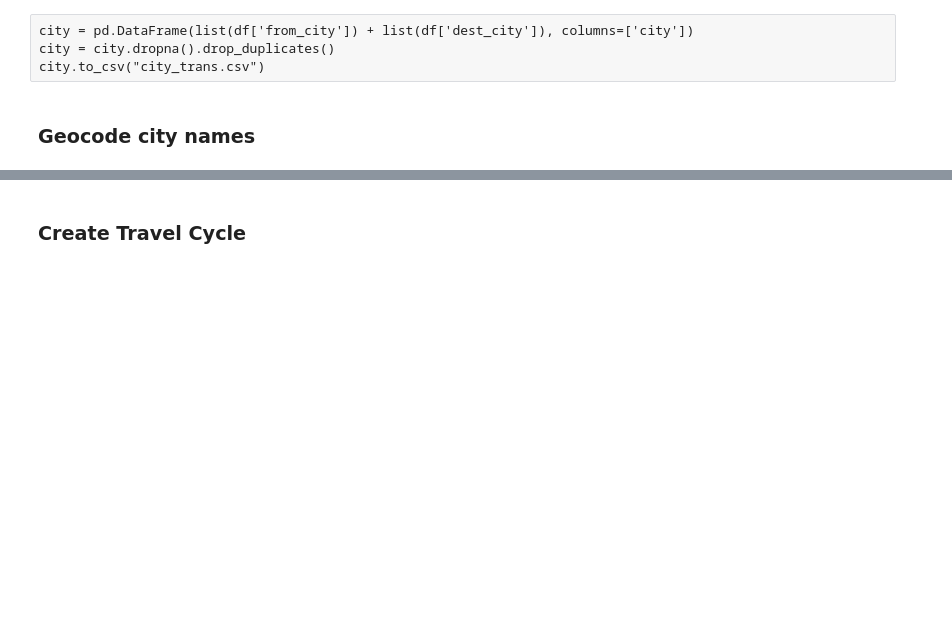
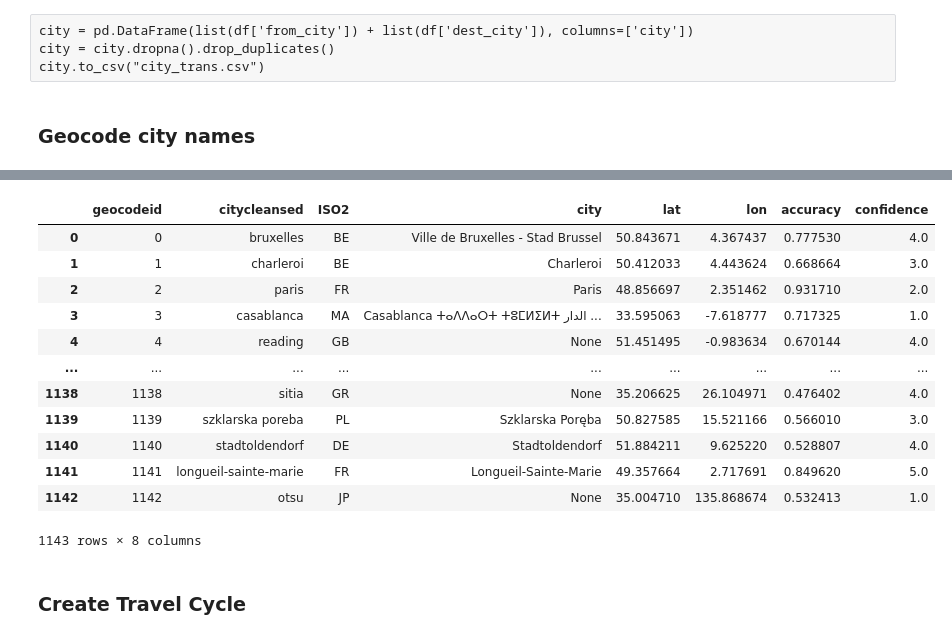
Before and after one commit to jlandercy/cookbook, a Jupyter notebook: python/api/SEM/BEP/01_Missions_Conditioning.ipynb, the cells around one changed output, grey strips where cells are left out. Saved outputs shown, nothing was run; the diff lists cells and outputs as text; code cells hidden in the pictures; blank space fills up the shorter version.

```diff
--- a/python/api/SEM/BEP/01_Missions_Conditioning.ipynb
+++ b/python/api/SEM/BEP/01_Missions_Conditioning.ipynb
@@ -107,3 +110,20 @@ citygc.to_pickle('geocoded.pickle')
+# %%
+geocode = pd.read_json('data/geocode.json')
+geocode
+# %% [output]
+|  | geocodeid | citycleansed | ISO2 | city | lat | lon | accuracy | confidence |
+| 0 | 0 | bruxelles | BE | Ville de Bruxelles - Stad Brussel | 50.843671 | 4.367437 | 0.777530 | 4.0 |
+| 1 | 1 | charleroi | BE | Charleroi | 50.412033 | 4.443624 | 0.668664 | 3.0 |
+| 2 | 2 | paris | FR | Paris | 48.856697 | 2.351462 | 0.931710 | 2.0 |
+| 3 | 3 | casablanca | MA | Casablanca ⵜⴰⴷⴷⴰⵔⵜ ⵜⵓⵎⵍⵉⵍⵜ الدار ... | 33.595063 | -7.618777 | 0.717325 | 1.0 |
+| 4 | 4 | reading | GB | None | 51.451495 | -0.983634 | 0.670144 | 4.0 |
+| ... | ... | ... | ... | ... | ... | ... | ... | ... |
+| 1138 | 1138 | sitia | GR | None | 35.206625 | 26.104971 | 0.476402 | 4.0 |
+| 1139 | 1139 | szklarska poreba | PL | Szklarska Poręba | 50.827585 | 15.521166 | 0.566010 | 3.0 |
+| 1140 | 1140 | stadtoldendorf | DE | Stadtoldendorf | 51.884211 | 9.625220 | 0.528807 | 4.0 |
+| 1141 | 1141 | longueil-sainte-marie | FR | Longueil-Sainte-Marie | 49.357664 | 2.717691 | 0.849620 | 5.0 |
+| 1142 | 1142 | otsu | JP | None | 35.004710 | 135.868674 | 0.532413 | 1.0 |
+1143 rows × 8 columns
 # %% [markdown]
 ### Create Travel Cycle
 # %%
```
Also changed, not shown: parts of 9 cells of this notebook, 2 other files.
